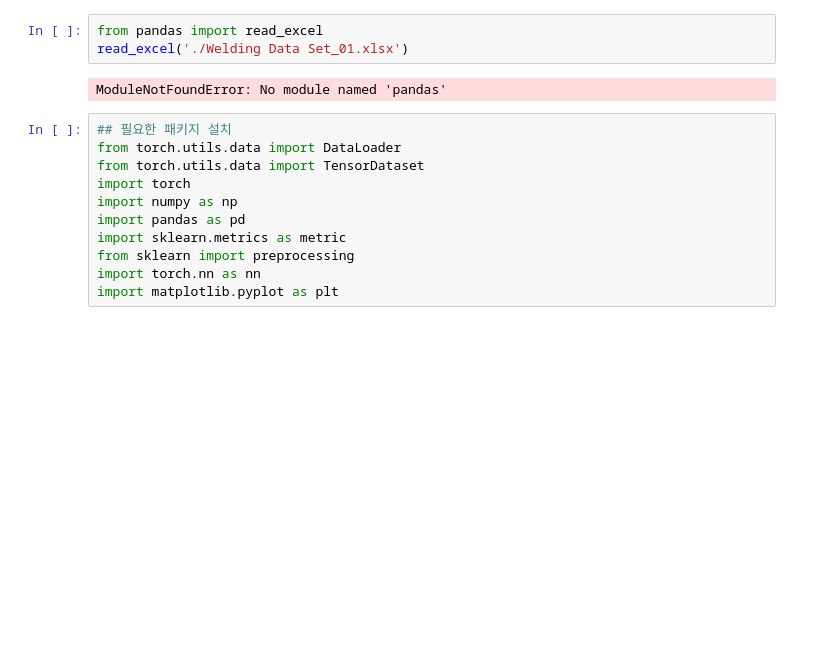
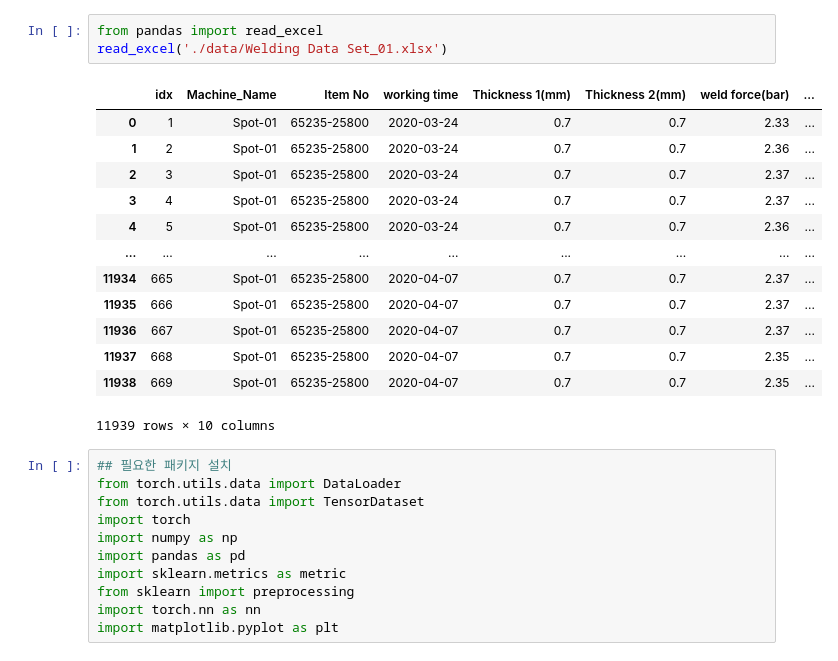
Before and after one commit to jun4879/cbnu_21_2_big_data, a Jupyter notebook: big_data_final_project/용접.ipynb, the cells around one changed output. Drawn from its saved outputs; the diff is of its cells as text; blank space fills up the shorter version.

```diff
--- a/big_data_final_project/용접.ipynb
+++ b/big_data_final_project/용접.ipynb
@@ -1,8 +1,20 @@
 # %%
 from pandas import read_excel
-read_excel('./Welding Data Set_01.xlsx')
+read_excel('./data/Welding Data Set_01.xlsx')
 # %% [output]
+|  | idx | Machine_Name | Item No | working time | Thickness 1(mm) | Thickness 2(mm) | weld force(bar) | ... |
+| 0 | 1 | Spot-01 | 65235-25800 | 2020-03-24 | 0.7 | 0.7 | 2.33 | ... |
+| 1 | 2 | Spot-01 | 65235-25800 | 2020-03-24 | 0.7 | 0.7 | 2.36 | ... |
+| 2 | 3 | Spot-01 | 65235-25800 | 2020-03-24 | 0.7 | 0.7 | 2.37 | ... |
+| 3 | 4 | Spot-01 | 65235-25800 | 2020-03-24 | 0.7 | 0.7 | 2.37 | ... |
+| 4 | 5 | Spot-01 | 65235-25800 | 2020-03-24 | 0.7 | 0.7 | 2.36 | ... |
+| ... | ... | ... | ... | ... | ... | ... | ... | ... |
+| 11934 | 665 | Spot-01 | 65235-25800 | 2020-04-07 | 0.7 | 0.7 | 2.37 | ... |
+| 11935 | 666 | Spot-01 | 65235-25800 | 2020-04-07 | 0.7 | 0.7 | 2.37 | ... |
+| 11936 | 667 | Spot-01 | 65235-25800 | 2020-04-07 | 0.7 | 0.7 | 2.37 | ... |
+| 11937 | 668 | Spot-01 | 65235-25800 | 2020-04-07 | 0.7 | 0.7 | 2.35 | ... |
+| 11938 | 669 | Spot-01 | 65235-25800 | 2020-04-07 | 0.7 | 0.7 | 2.35 | ... |
-ModuleNotFoundError: No module named 'pandas'
+11939 rows × 10 columns
 # %%
 ## 필요한 패키지 설치
 from torch.utils.data import DataLoader
```
Also changed, not shown: parts of 11 cells of this notebook, 6 other files.
